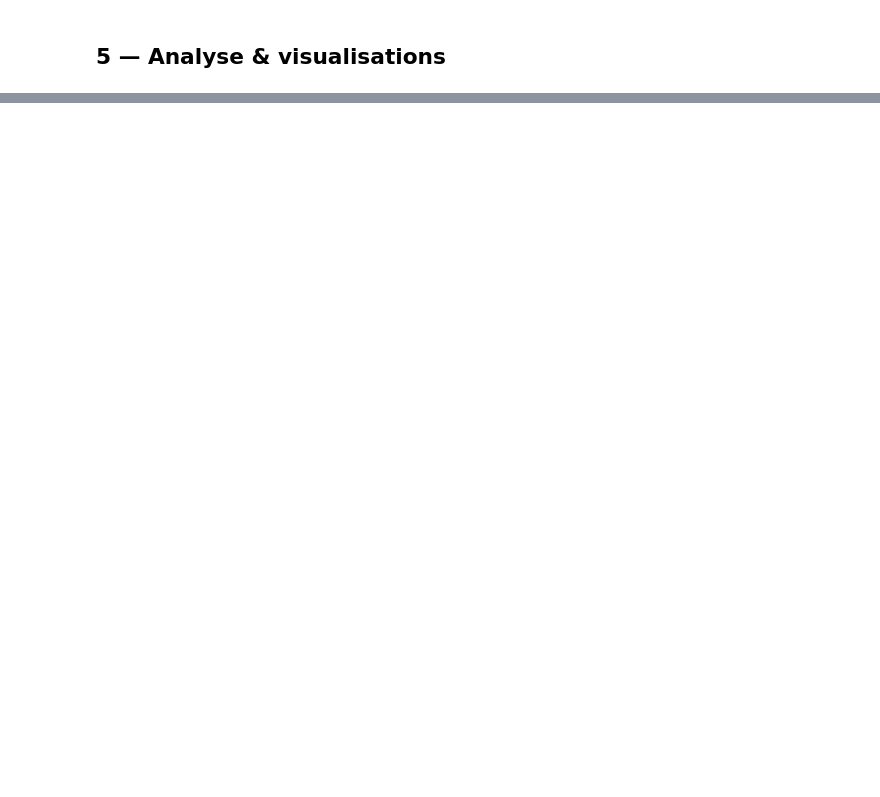
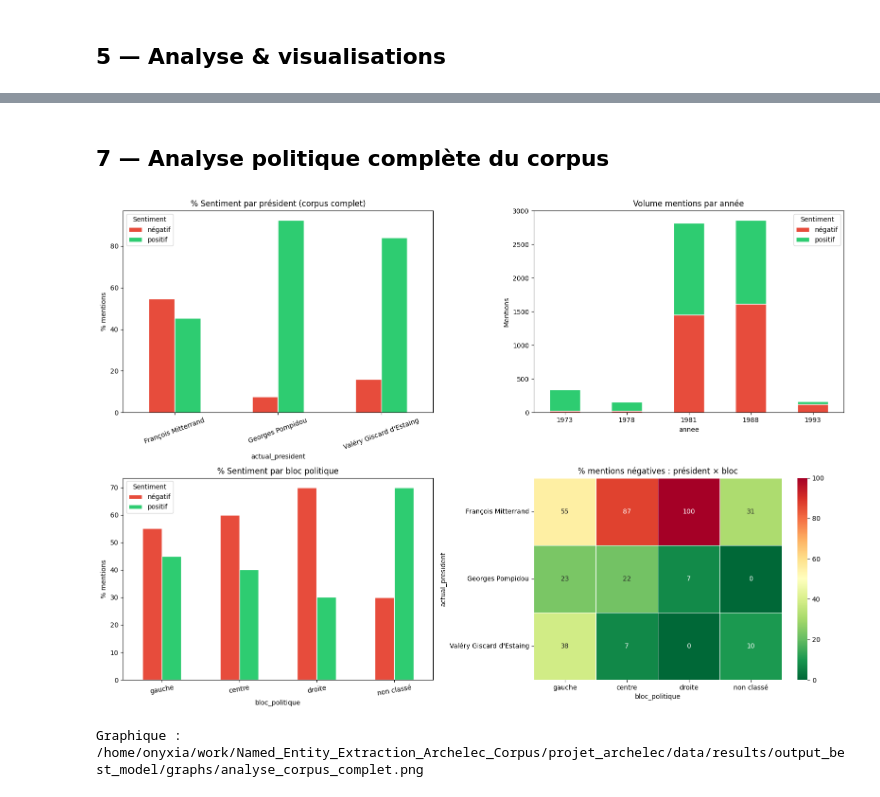
Before and after one commit to LACHQER-Wiam/Named_Entity_Extraction_Archelec_Corpus, a Jupyter notebook: projet_archelec/notebooks/sentiment_classification.ipynb, the cells around one changed output, grey strips where cells are left out. Saved outputs shown, nothing was run; the diff lists cells and outputs as text; code cells hidden in the pictures; blank space fills up the shorter version.

```diff
--- a/projet_archelec/notebooks/sentiment_classification.ipynb
+++ b/projet_archelec/notebooks/sentiment_classification.ipynb
@@ -340,0 +454,53 @@ print(f"  Colonnes  : {df.columns.tolist()}")
+# %% [markdown]
+## 7 — Analyse politique complète du corpus
+# %%
+fig, axes = plt.subplots(2, 2, figsize=(16, 11))
+
+# 7.1 % sentiment par président
+pres = (df_full.groupby(['actual_president','sentiment_president'])
+        .size().unstack(fill_value=0).reindex(columns=LABEL_LIST, fill_value=0))
+pres_pct = pres.div(pres.sum(axis=1), axis=0) * 100
+pres_pct.plot(kind='bar', ax=axes[0,0], color=[COLORS[l] for l in LABEL_LIST], edgecolor='white')
+axes[0,0].set_title('% Sentiment par président (corpus complet)')
+axes[0,0].set_ylabel('% mentions')
+axes[0,0].tick_params(axis='x', rotation=20)
+axes[0,0].legend(title='Sentiment')
+
+# 7.2 Volume par année
+annee = (df_full.groupby(['annee','sentiment_president'])
+         .size().unstack(fill_value=0).reindex(columns=LABEL_LIST, fill_value=0).sort_index())
+annee.plot(kind='bar', stacked=True, ax=axes[0,1],
+           color=[COLORS[l] for l in LABEL_LIST], edgecolor='white')
+axes[0,1].set_title('Volume mentions par année')
+axes[0,1].set_ylabel('Mentions')
+axes[0,1].tick_params(axis='x', rotation=0)
+axes[0,1].legend(title='Sentiment')
+
+# 7.3 % sentiment par bloc
+bloc = (df_full.groupby(['bloc_politique','sentiment_president'])
+        .size().unstack(fill_value=0)
+        .reindex(index=['gauche','centre','droite','non classé'], columns=LABEL_LIST, fill_value=0))
+bloc_pct = bloc.div(bloc.sum(axis=1), axis=0) * 100
+bloc_pct.plot(kind='bar', ax=axes[1,0], color=[COLORS[l] for l in LABEL_LIST], edgecolor='white')
+axes[1,0].set_title('% Sentiment par bloc politique')
+axes[1,0].set_ylabel('% mentions')
+axes[1,0].tick_params(axis='x', rotation=10)
+axes[1,0].legend(title='Sentiment')
+
+# 7.4 Heatmap % négatif : président × bloc
+heat = (df_full.groupby(['actual_president','bloc_politique','sentiment_president'])
+        .size().unstack(fill_value=0).reindex(columns=LABEL_LIST, fill_value=0))
+heat['pct_negatif'] = heat['négatif'] / (heat['négatif'] + heat['positif']) * 100
+heat_pivot = heat['pct_negatif'].unstack('bloc_politique')
+heat_pivot = heat_pivot.reindex(columns=['gauche','centre','droite','non classé'])
+sns.heatmap(heat_pivot, annot=True, fmt='.0f', cmap='RdYlGn_r',
+            vmin=0, vmax=100, ax=axes[1,1], linewidths=0.5)
+axes[1,1].set_title('% mentions négatives : président × bloc')
+
+plt.tight_layout()
+plt.savefig(GRAPHS_DIR / 'analyse_corpus_complet.png', dpi=150, bbox_inches='tight')
+plt.show()
+print(f'Graphique : {GRAPHS_DIR}/analyse_corpus_complet.png')
+# %% [output]
+[figure, added]
+Graphique : /home/onyxia/work/Named_Entity_Extraction_Archelec_Corpus/projet_archelec/data/results/output_best_model/graphs/analyse_corpus_complet.png
```
Also changed, not shown: parts of 17 cells of this notebook, 18 other files.
